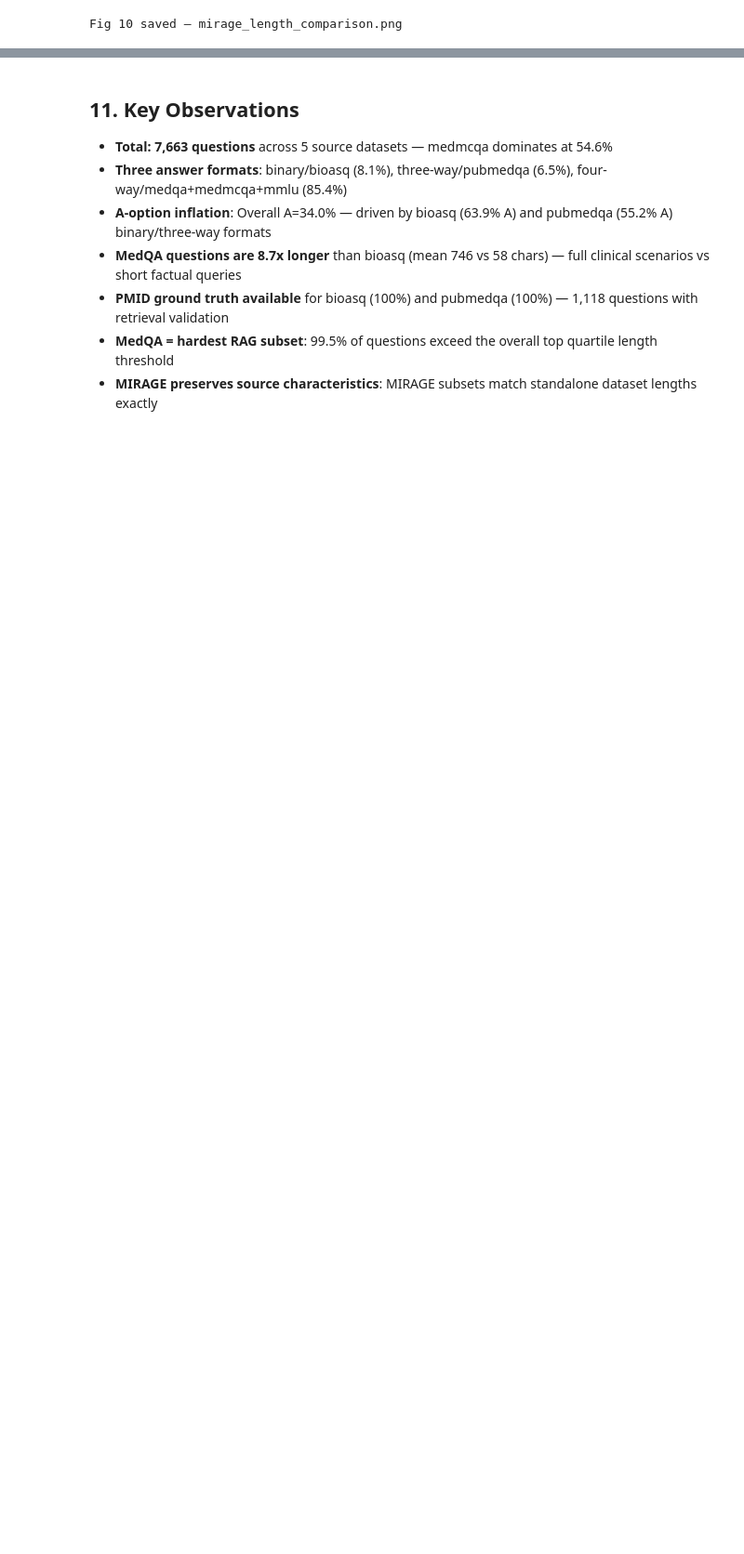
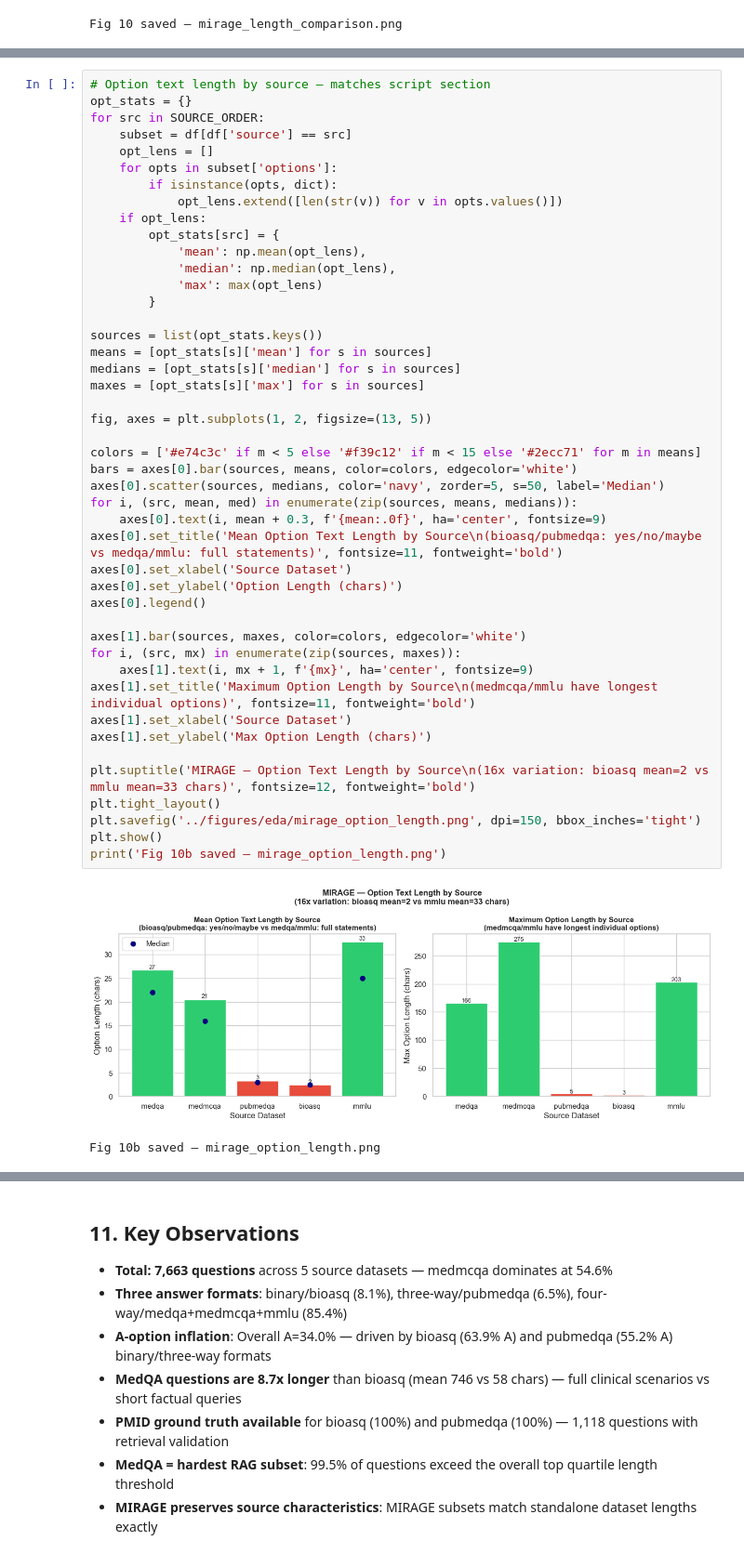
Before and after one commit to nithinnarla/oracle-rag-pipeline, a Jupyter notebook: notebooks/eda_mirage.ipynb, the cells around one changed output, grey strips where cells are left out. Shown at 93% size. Saved outputs shown, nothing was run; the diff lists cells and outputs as text; blank space fills up the shorter version.

```diff
--- a/notebooks/eda_mirage.ipynb
+++ b/notebooks/eda_mirage.ipynb
@@ -383,0 +389,48 @@ Fig 10 saved — mirage_length_comparison.png
+# %%
+# Option text length by source — matches script section
+opt_stats = {}
+for src in SOURCE_ORDER:
+    subset = df[df['source'] == src]
+    opt_lens = []
+    for opts in subset['options']:
+        if isinstance(opts, dict):
+            opt_lens.extend([len(str(v)) for v in opts.values()])
+    if opt_lens:
+        opt_stats[src] = {
+            'mean': np.mean(opt_lens),
+            'median': np.median(opt_lens),
+            'max': max(opt_lens)
+        }
+
+sources = list(opt_stats.keys())
+means = [opt_stats[s]['mean'] for s in sources]
+medians = [opt_stats[s]['median'] for s in sources]
+maxes = [opt_stats[s]['max'] for s in sources]
+
+fig, axes = plt.subplots(1, 2, figsize=(13, 5))
+
+colors = ['#e74c3c' if m < 5 else '#f39c12' if m < 15 else '#2ecc71' for m in means]
+bars = axes[0].bar(sources, means, color=colors, edgecolor='white')
+axes[0].scatter(sources, medians, color='navy', zorder=5, s=50, label='Median')
+for i, (src, mean, med) in enumerate(zip(sources, means, medians)):
+    axes[0].text(i, mean + 0.3, f'{mean:.0f}', ha='center', fontsize=9)
+axes[0].set_title('Mean Option Text Length by Source\n(bioasq/pubmedqa: yes/no/maybe vs medqa/mmlu: full statements)', fontsize=11, fontweight='bold')
+axes[0].set_xlabel('Source Dataset')
+axes[0].set_ylabel('Option Length (chars)')
+axes[0].legend()
+
+axes[1].bar(sources, maxes, color=colors, edgecolor='white')
+for i, (src, mx) in enumerate(zip(sources, maxes)):
+    axes[1].text(i, mx + 1, f'{mx}', ha='center', fontsize=9)
+axes[1].set_title('Maximum Option Length by Source\n(medmcqa/mmlu have longest individual options)', fontsize=11, fontweight='bold')
+axes[1].set_xlabel('Source Dataset')
+axes[1].set_ylabel('Max Option Length (chars)')
+
+plt.suptitle('MIRAGE — Option Text Length by Source\n(16x variation: bioasq mean=2 vs mmlu mean=33 chars)', fontsize=12, fontweight='bold')
+plt.tight_layout()
+plt.savefig('../figures/eda/mirage_option_length.png', dpi=150, bbox_inches='tight')
+plt.show()
+print('Fig 10b saved — mirage_option_length.png')
+# %% [output]
+[figure, added]
+Fig 10b saved — mirage_option_length.png
```
Also changed, not shown: parts of 3 cells of this notebook, 3 other files.
